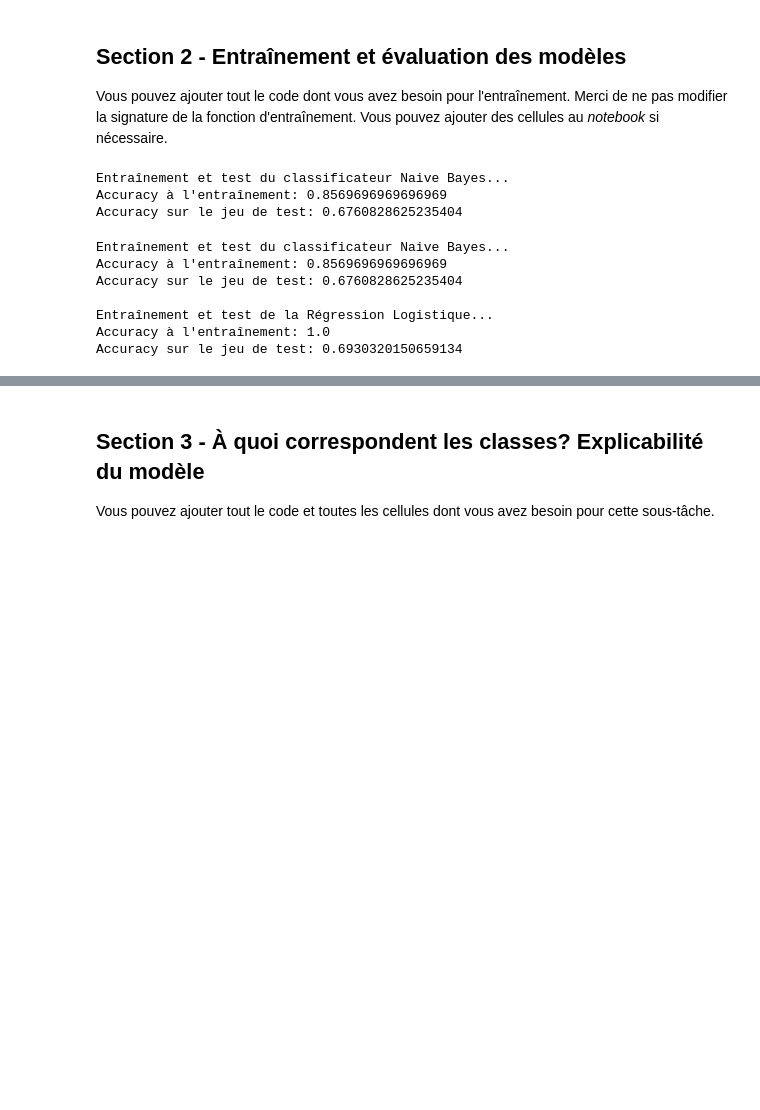
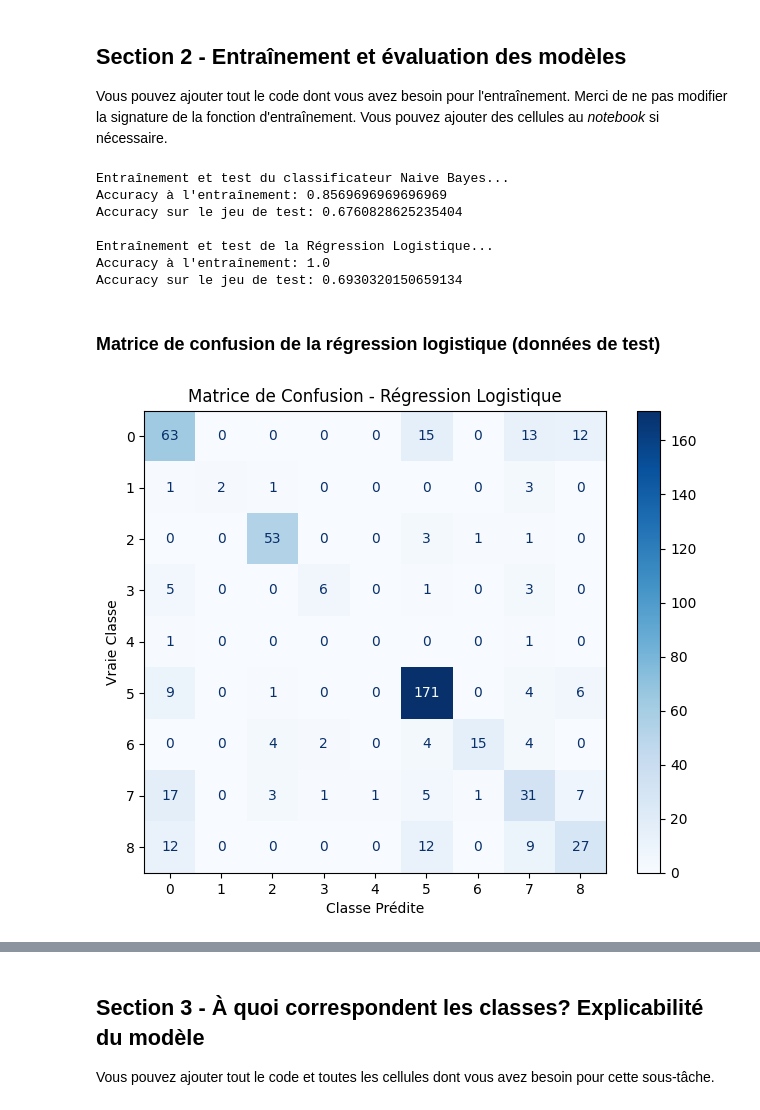
Before and after one commit to AntoFire/IFT_7022_TP1, a Jupyter notebook: t2_classifier_incidents.ipynb, the cells around one changed output, grey strips where cells are left out. Drawn from its saved outputs; the diff is of its cells as text; code cells hidden in the pictures; blank space fills up the shorter version.

```diff
--- a/t2_classifier_incidents.ipynb
+++ b/t2_classifier_incidents.ipynb
@@ -102,16 +102,6 @@ def train_and_test_classifier(train_fn, test_fn, model='NB'):
     results['vectorizer'] = vectorizer
 
     return results
-
-
-print("\nEntraînement et test du classificateur Naive Bayes...")
-results_nb = train_and_test_classifier(train_json_fn, test_json_fn, model='NB')
-print("Accuracy à l'entraînement:", results_nb['accuracy_train'])
-print("Accuracy sur le jeu de test:", results_nb['accuracy_test'])
-# %% [output]
-Entraînement et test du classificateur Naive Bayes...
-Accuracy à l'entraînement: 0.8569696969696969
-Accuracy sur le jeu de test: 0.6760828625235404
 # %%
 print("\nEntraînement et test du classificateur Naive Bayes...")
 results_nb = train_and_test_classifier(train_json_fn, test_json_fn, model='NB')
@@ -130,3 +120,19 @@ Accuracy sur le jeu de test: 0.6760828625235404
 Entraînement et test de la Régression Logistique...
 Accuracy à l'entraînement: 1.0
 Accuracy sur le jeu de test: 0.6930320150659134
+# %% [markdown]
+### Matrice de confusion de la régression logistique (données de test)
+# %%
+import matplotlib.pyplot as plt
+from sklearn.metrics import ConfusionMatrixDisplay
+
+# Uniquement scikit-learn et matplotlib : pas de dépendance supplémentaire chez le correcteur
+fig, ax = plt.subplots(figsize=(8, 6))
+ConfusionMatrixDisplay(results_lr['confusion_matrix'],
+                       display_labels=results_lr['model'].classes_).plot(cmap='Blues', ax=ax, colorbar=True)
+ax.set_title("Matrice de Confusion - Régression Logistique")
+ax.set_xlabel("Classe Prédite")
+ax.set_ylabel("Vraie Classe")
+plt.show()
+# %% [output]
+[figure, added]
```
Also changed, not shown: parts of 9 cells of this notebook, 1 other file.
